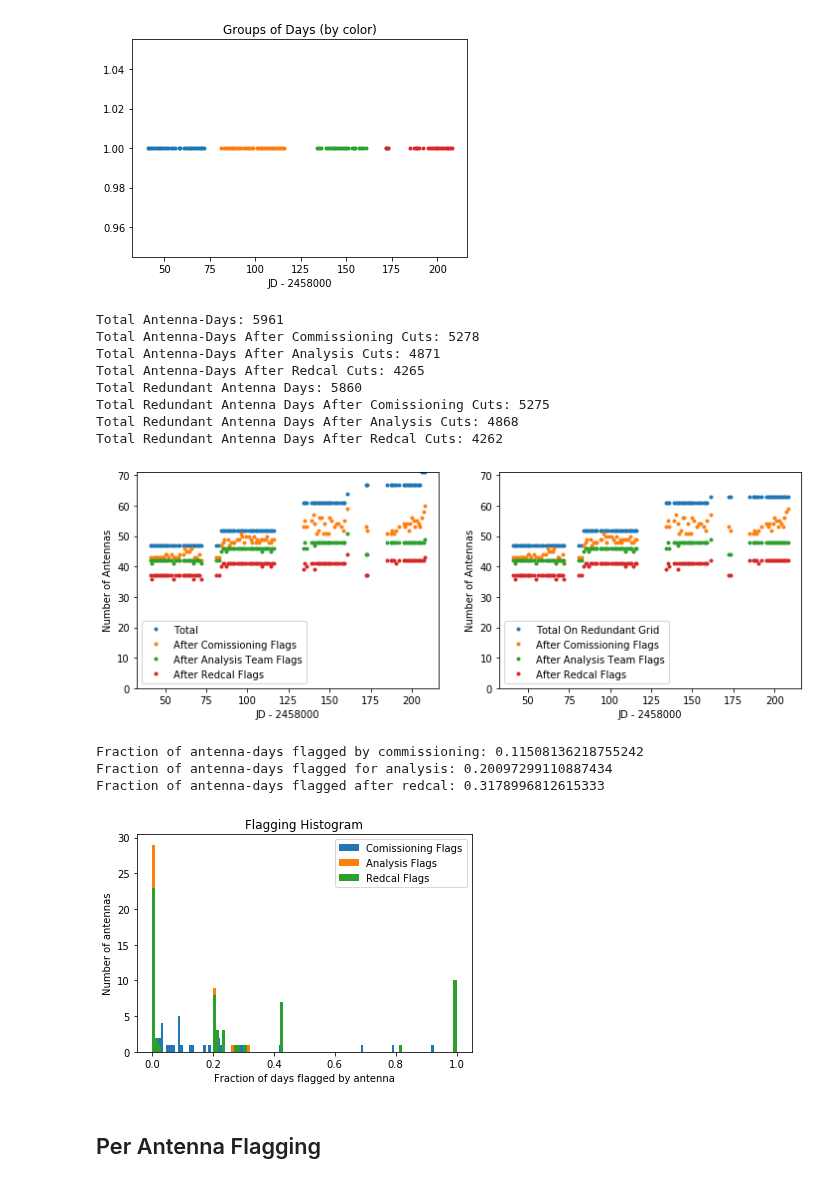
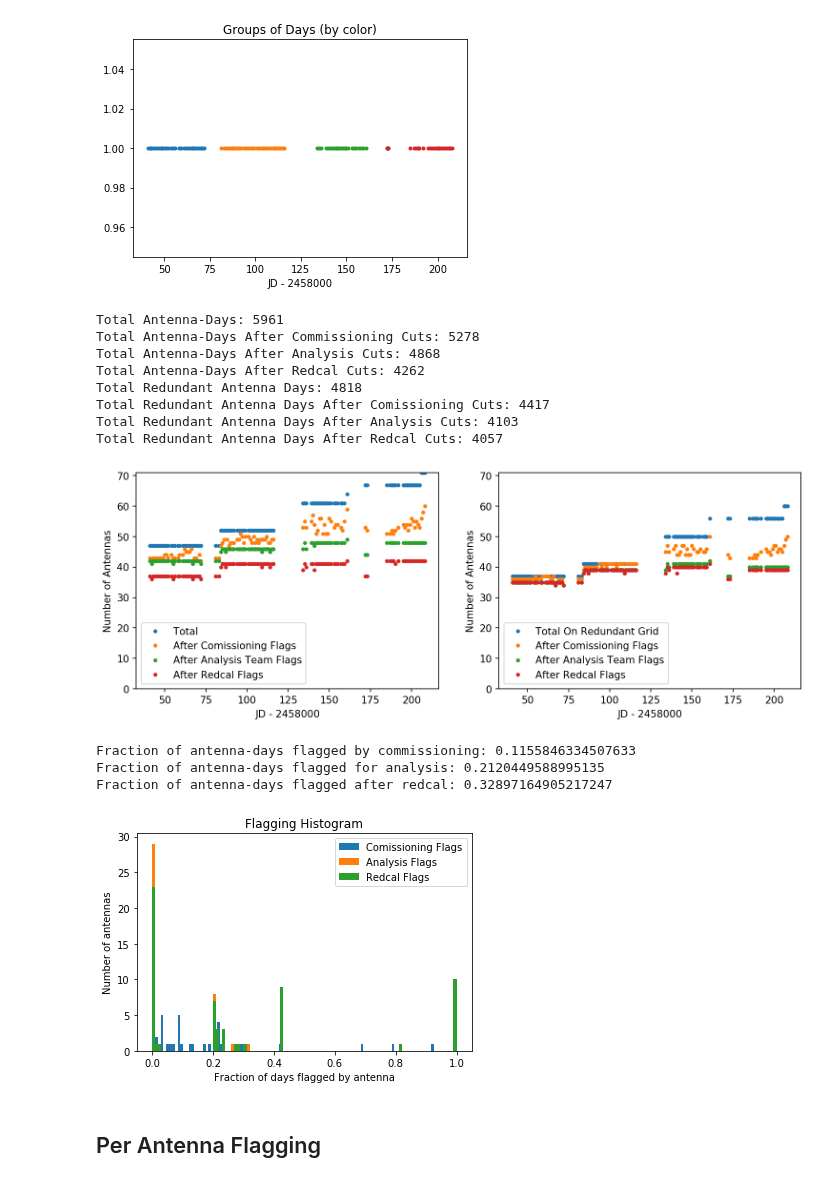
Before and after one commit to HERA-Team/hera_pipelines, a Jupyter notebook: pipelines/h1c/idr3/v2/Bad_Ants.ipynb, the cells around one changed output. Saved outputs shown, nothing was run; the diff lists cells and outputs as text; code cells hidden in the pictures.

```diff
--- a/pipelines/h1c/idr3/v2/Bad_Ants.ipynb
+++ b/pipelines/h1c/idr3/v2/Bad_Ants.ipynb
@@ -45,6 +113,6 @@ group4 = [2458172, 2458173, 2458185, 2458187, 2458188, 2458189, 2458190, 2458192
 # %%
 # Obtained from here: https://docs.google.com/spreadsheets/d/1eDjan-p9ffmfkqrXw9V1HYDqd-FIep3KUgLNz1MU6-o/edit#gid=1450598387
-with open('HERA_observing_log - IDR3.csv') as csvfile:
+with open('HERA_observing_log_IDR3.csv') as csvfile:
     reader = csv.DictReader(csvfile)
     bad_ants, Nants, all_ants = odict(), odict(), odict()
     next(reader)
@@ -158,49 +226,49 @@ print('Total Antenna-Days:', np.sum(ant_days))
 print('Total Antenna-Days After Commissioning Cuts:', np.sum(ant_days_comm))
 print('Total Antenna-Days After Analysis Cuts:', np.sum(ant_days_analysis))
 print('Total Antenna-Days After Redcal Cuts:', np.sum(ant_days_final))
 print('Total Redundant Antenna Days:', np.sum(red_ant_days))
 print('Total Redundant Antenna Days After Comissioning Cuts:', np.sum(red_ant_days_comm))
 print('Total Redundant Antenna Days After Analysis Cuts:', np.sum(red_ant_days_analysis))
 print('Total Redundant Antenna Days After Redcal Cuts:', np.sum(red_ant_days_final))
 
-plt.figure(figsize=(12,4))
+plt.figure(figsize=(12,4), dpi=150)
 plt.subplot(121)
 plt.plot(days - 2458000, ant_days,'.', label='Total')
 plt.plot(days - 2458000, ant_days_comm,'.', label='After Comissioning Flags')
 plt.plot(days - 2458000, ant_days_analysis,'.', label='After Analysis Team Flags')
 plt.plot(days - 2458000, ant_days_final,'.', label='After Redcal Flags')
 plt.xlabel('JD - 2458000')
 plt.ylim([0, np.max(list(ant_days))])
 plt.ylabel('Number of Antennas')
 plt.legend()
 
 plt.subplot(122)
 plt.plot(days - 2458000, red_ant_days,'.', label='Total On Redundant Grid')
 plt.plot(days - 2458000, red_ant_days_comm,'.', label='After Comissioning Flags')
 plt.plot(days - 2458000, red_ant_days_analysis,'.', label='After Analysis Team Flags')
 plt.plot(days - 2458000, red_ant_days_final,'.', label='After Redcal Flags')
 plt.xlabel('JD - 2458000')
 plt.ylim([0,np.max(list(ant_days))])
 plt.ylabel('Number of Antennas')
 plt.legend();
 # %% [output]
 Total Antenna-Days: 5961
 Total Antenna-Days After Commissioning Cuts: 5278
-Total Antenna-Days After Analysis Cuts: 4871
-Total Antenna-Days After Redcal Cuts: 4265
-Total Redundant Antenna Days: 5860
-Total Redundant Antenna Days After Comissioning Cuts: 5275
-Total Redundant Antenna Days After Analysis Cuts: 4868
-Total Redundant Antenna Days After Redcal Cuts: 4262
+Total Antenna-Days After Analysis Cuts: 4868
+Total Antenna-Days After Redcal Cuts: 4262
+Total Redundant Antenna Days: 4818
+Total Redundant Antenna Days After Comissioning Cuts: 4417
+Total Redundant Antenna Days After Analysis Cuts: 4103
+Total Redundant Antenna Days After Redcal Cuts: 4057
-[figure, old version]
+[figure, new version]
 # %%
 print('Fraction of antenna-days flagged by commissioning:', np.sum(list(bad_days_by_ant.values())) * 1.0 / np.sum(list(Nants.values())))
 print('Fraction of antenna-days flagged for analysis:', np.sum(list(analysis_flags.values())) * 1.0 / np.sum(list(Nants.values())))
 print('Fraction of antenna-days flagged after redcal:', np.sum(list(final_flags.values())) * 1.0 / np.sum(list(Nants.values())))
 # %% [output]
-Fraction of antenna-days flagged by commissioning: 0.11508136218755242
-Fraction of antenna-days flagged for analysis: 0.20097299110887434
-Fraction of antenna-days flagged after redcal: 0.3178996812615333
+Fraction of antenna-days flagged by commissioning: 0.1155846334507633
+Fraction of antenna-days flagged for analysis: 0.2120449588995135
+Fraction of antenna-days flagged after redcal: 0.32897164905217247
 # %%
 plt.figure()
 plt.hist([np.sum(day_flags)/1.0/good_days for day_flags in bad_days_by_ant.values()], bins=100, label='Comissioning Flags')
@@ -211,7 +279,7 @@ plt.title('Flagging Histogram')
 plt.xlabel('Fraction of days flagged by antenna')
 plt.ylabel('Number of antennas');
 # %% [output]
-[figure, old version]
+[figure, new version]
 # %% [markdown]
 ## Per Antenna Flagging
 # %%
```
Also changed, not shown: parts of 4 cells of this notebook, 1 other file.
